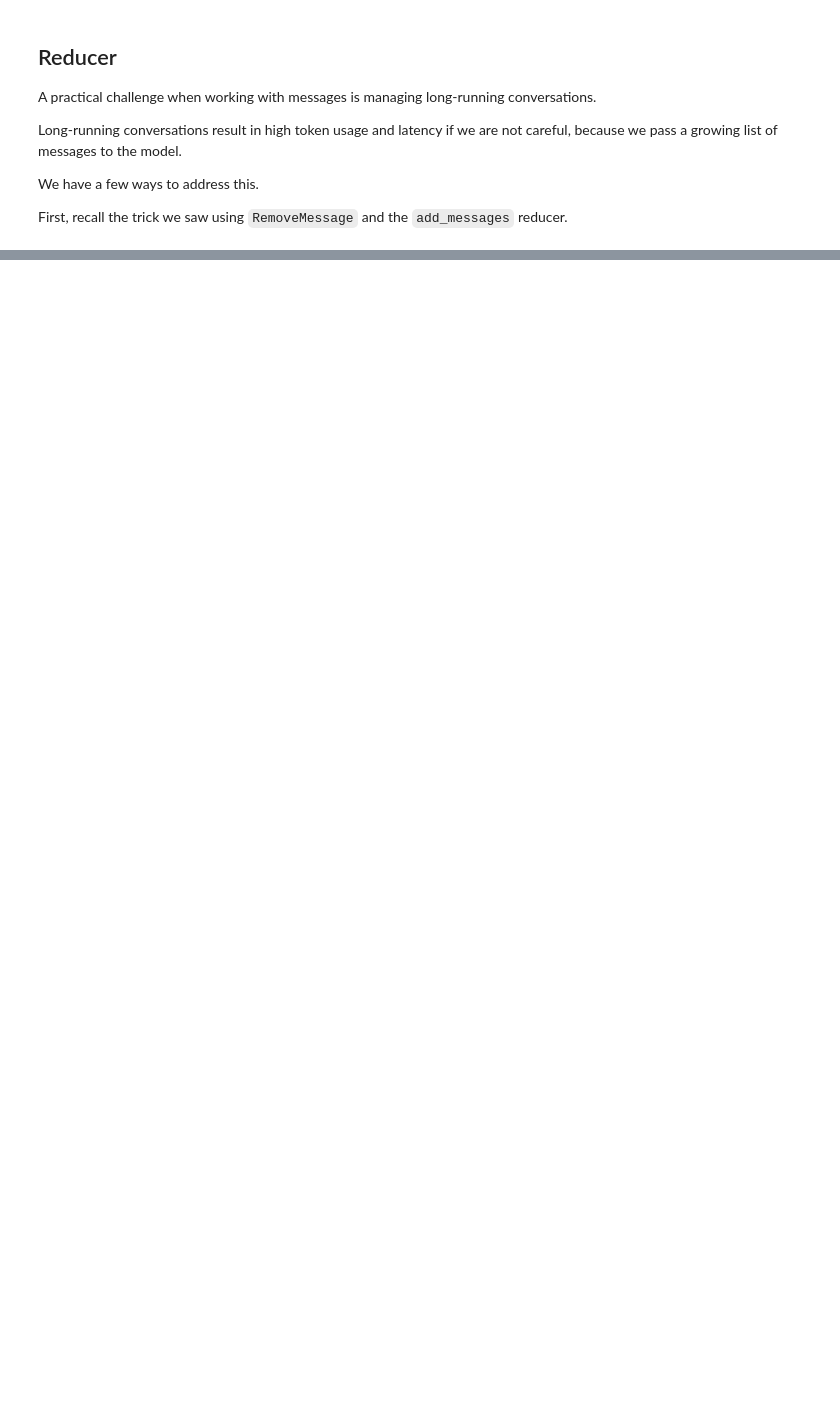
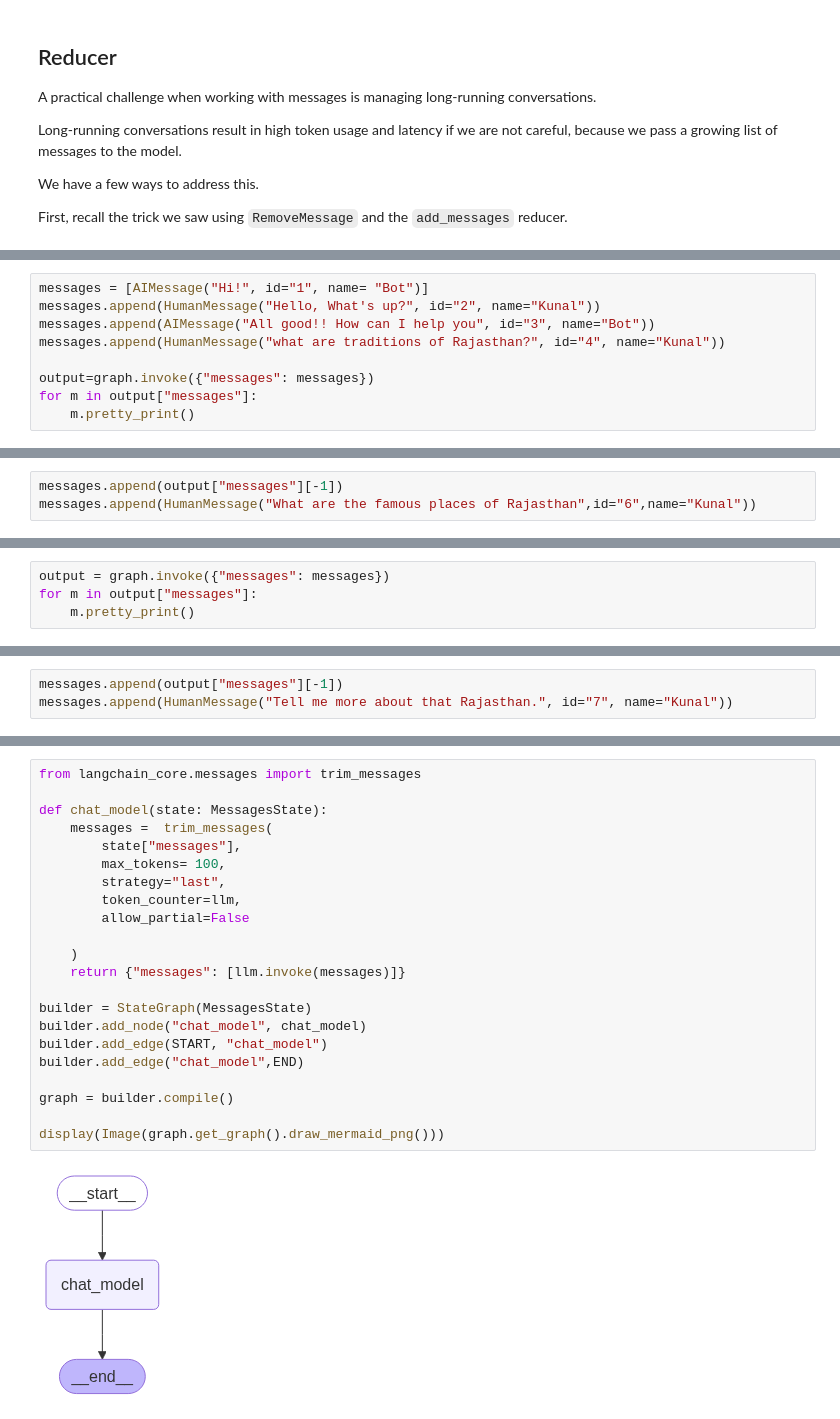
Before and after one commit to LuniaKunal/learning-agents-from-scratch, a Jupyter notebook: module-2/trim-filter-messages.ipynb, the cells around one changed output, grey strips where cells are left out. Saved outputs shown, nothing was run; the diff lists cells and outputs as text; blank space fills up the shorter version.

```diff
--- a/module-2/trim-filter-messages.ipynb
+++ b/module-2/trim-filter-messages.ipynb
@@ -106,0 +131,9 @@ First, recall the trick we saw using `RemoveMessage` and the `add_messages` redu
+# %%
+messages = [AIMessage("Hi!", id="1", name= "Bot")]
+messages.append(HumanMessage("Hello, What's up?", id="2", name="Kunal"))
+messages.append(AIMessage("All good!! How can I help you", id="3", name="Bot"))
+messages.append(HumanMessage("what are traditions of Rajasthan?", id="4", name="Kunal"))
+
+output=graph.invoke({"messages": messages})
+for m in output["messages"]:
+    m.pretty_print()
@@ -106,0 +158,3 @@ First, recall the trick we saw using `RemoveMessage` and the `add_messages` redu
+# %%
+messages.append(output["messages"][-1])
+messages.append(HumanMessage("What are the famous places of Rajasthan",id="6",name="Kunal"))
@@ -106,0 +189,4 @@ First, recall the trick we saw using `RemoveMessage` and the `add_messages` redu
+# %%
+output = graph.invoke({"messages": messages})
+for m in output["messages"]:
+    m.pretty_print()
@@ -106,0 +231,3 @@ First, recall the trick we saw using `RemoveMessage` and the `add_messages` redu
+# %%
+messages.append(output["messages"][-1])
+messages.append(HumanMessage("Tell me more about that Rajasthan.", id="7", name="Kunal"))
@@ -106,0 +293,24 @@ First, recall the trick we saw using `RemoveMessage` and the `add_messages` redu
+# %%
+from langchain_core.messages import trim_messages
+
+def chat_model(state: MessagesState):
+    messages =  trim_messages(
+        state["messages"],
+        max_tokens= 100,
+        strategy="last",
+        token_counter=llm,
+        allow_partial=False
+
+    )
+    return {"messages": [llm.invoke(messages)]}
+
+builder = StateGraph(MessagesState)
+builder.add_node("chat_model", chat_model)
+builder.add_edge(START, "chat_model")
+builder.add_edge("chat_model",END)
+
+graph = builder.compile()
+
+display(Image(graph.get_graph().draw_mermaid_png()))
+# %% [output]
+[figure, added]
```
Also changed, not shown: parts of 16 cells of this notebook, 1 other file.
